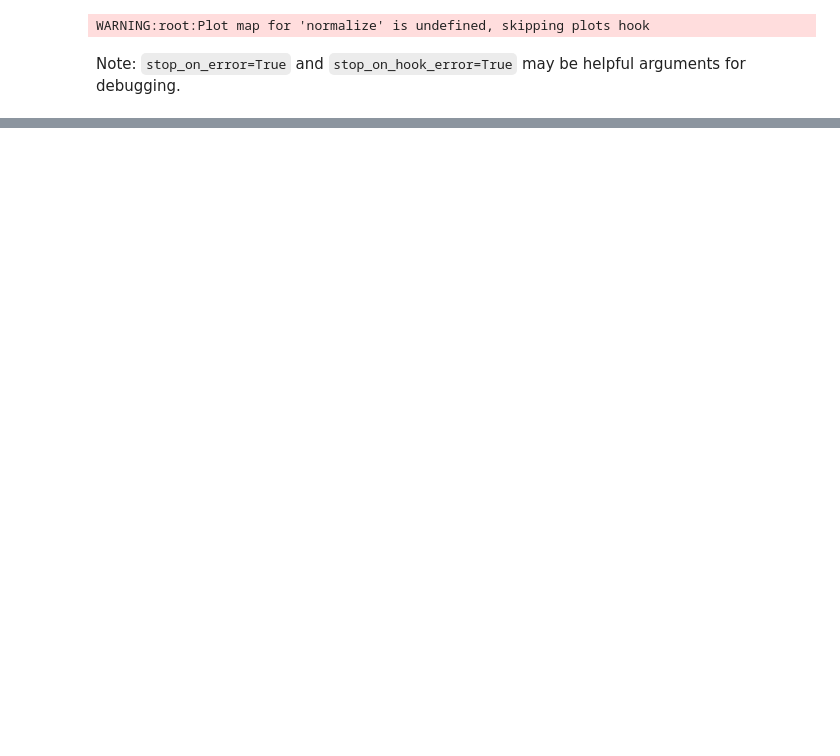
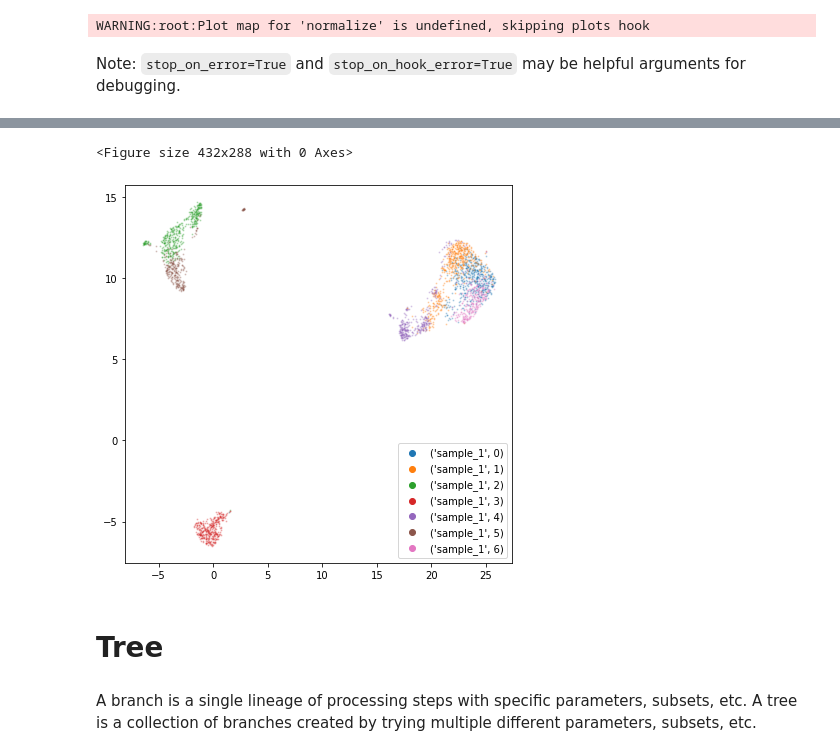
Before and after one commit to TheAustinator/cellforest, a Jupyter notebook: example_usage.ipynb, the cells around one changed output, grey strips where cells are left out. Saved outputs shown, nothing was run; the diff lists cells and outputs as text; code cells hidden in the pictures; blank space fills up the shorter version.

```diff
--- a/example_usage.ipynb
+++ b/example_usage.ipynb
@@ -260,0 +239,9 @@ Note that the directories of the two nodes differ by `normalize/<hash ID>`. Whil
+# %%
+br.plot.plot_umap_embeddings_scat(alpha=0.25, s=1, stratify=["entity_id", "cluster_id"], show=False);
+# %% [output]
+<Figure size 432x288 with 0 Axes>
+[figure, added]
+# %% [markdown]
+# Tree
+# %% [markdown]
+A branch is a single lineage of processing steps with specific parameters, subsets, etc. A tree is a collection of branches created by trying multiple different parameters, subsets, etc.
```
Also changed, not shown: parts of 73 cells of this notebook, 12 other files.
